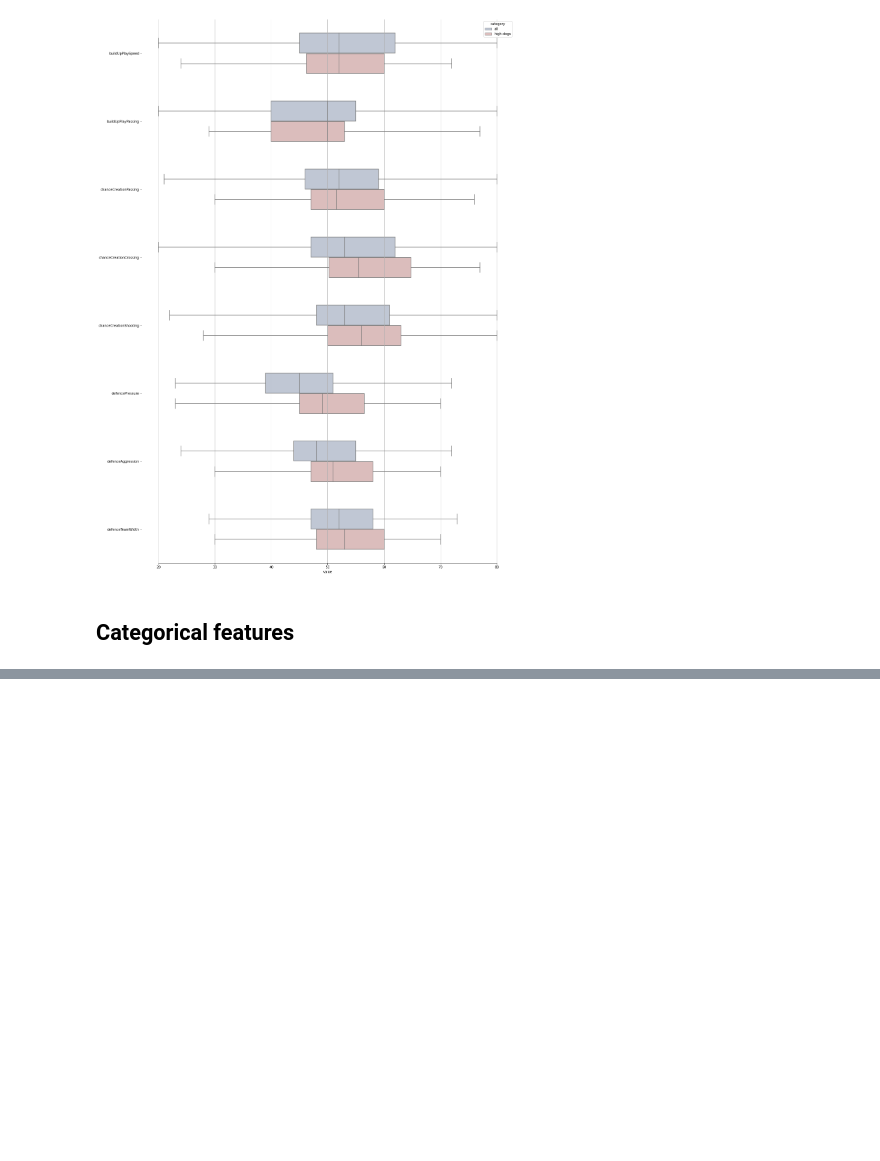
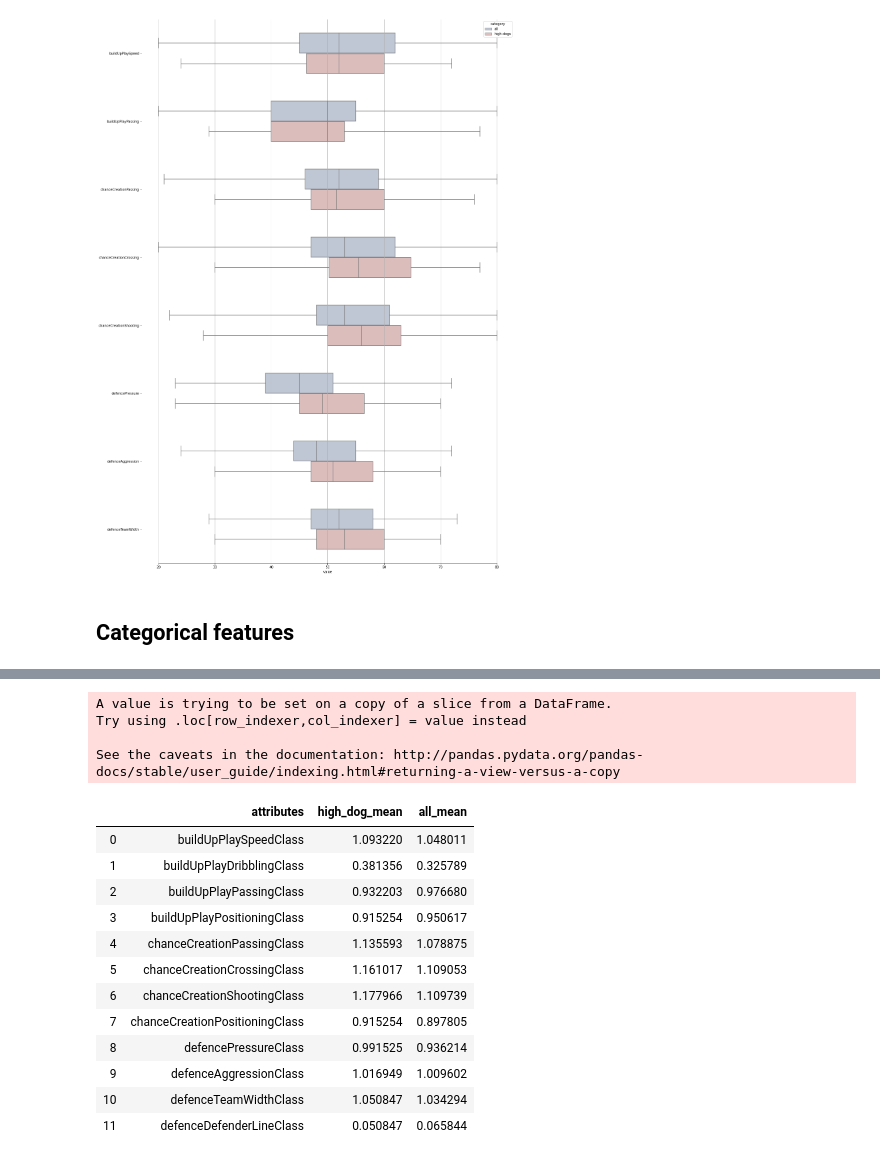
Before and after one commit to ym371/APAC-datathon-21, a Jupyter notebook: src/Attributes of dogs (ongoing).ipynb, the cells around one changed output, grey strips where cells are left out. Drawn from its saved outputs; the diff is of its cells as text; code cells hidden in the pictures; blank space fills up the shorter version.

```diff
--- a/src/Attributes of dogs (ongoing).ipynb
+++ b/src/Attributes of dogs (ongoing).ipynb
@@ -173,3 +171,60 @@ See the caveats in the documentation: http://pandas.pydata.org/pandas-docs/stabl
+# %%
+# put ordinal categorical variables in order
+cats = [['Slow', 'Balanced', 'Fast'],
+ ['Little', 'Normal', 'Lots'],
+ ['Short', 'Mixed', 'Long'],
+ ['Free Form', 'Organised'],
+ ['Safe','Normal', 'Risky' ],
+ ['Little','Normal', 'Lots'],
+ ['Little','Normal', 'Lots'],
+ ['Free Form','Organised'],
+ ['Deep', 'Medium', 'High'],
+ ['Contain', 'Press', 'Double'],
+ ['Narrow', 'Normal', 'Wide'],
+ ['Cover', 'Offside Trap']]
+
+
+high_cat_mean = []
+all_cat_mean = []
+
+for i in range(len(cat_col)):
+    col = cat_col[i]
+
+    cat = pd.Categorical(attributes[col], categories = cats[i], ordered = True)
+    labels, unique = pd.factorize(cat, sort = True)
+    attributes[col] = labels
+
+    cat = pd.Categorical(team_attributes[col], categories = cats[i], ordered = True)
+    labels, unique = pd.factorize(cat, sort = True)
+    team_attributes[col] = labels
+
+    mean1 = attributes[col].mean()
+    mean2 = team_attributes[col].mean()
+    high_cat_mean.append(mean1)
+    all_cat_mean.append(mean2)
+
+cat_mean = pd.DataFrame(cat_col, columns = ["attributes"])
+cat_mean["high_dog_mean"] = high_cat_mean
+cat_mean["all_mean"] = all_cat_mean
+cat_mean
+# %% [output]
+A value is trying to be set on a copy of a slice from a DataFrame.
+Try using .loc[row_indexer,col_indexer] = value instead
+
+See the caveats in the documentation: http://pandas.pydata.org/pandas-docs/stable/user_guide/indexing.html#returning-a-view-versus-a-copy
+|  | attributes | high_dog_mean | all_mean |
+| 0 | buildUpPlaySpeedClass | 1.093220 | 1.048011 |
+| 1 | buildUpPlayDribblingClass | 0.381356 | 0.325789 |
+| 2 | buildUpPlayPassingClass | 0.932203 | 0.976680 |
+| 3 | buildUpPlayPositioningClass | 0.915254 | 0.950617 |
+| 4 | chanceCreationPassingClass | 1.135593 | 1.078875 |
+| 5 | chanceCreationCrossingClass | 1.161017 | 1.109053 |
+| 6 | chanceCreationShootingClass | 1.177966 | 1.109739 |
+| 7 | chanceCreationPositioningClass | 0.915254 | 0.897805 |
+| 8 | defencePressureClass | 0.991525 | 0.936214 |
+| 9 | defenceAggressionClass | 1.016949 | 1.009602 |
+| 10 | defenceTeamWidthClass | 1.050847 | 1.034294 |
+| 11 | defenceDefenderLineClass | 0.050847 | 0.065844 |
 # %%
 cat_features_all = team_attributes[cat_col]
 cat_features_highdogs = attributes[cat_col]
```
Also changed, not shown: parts of 7 cells of this notebook.
